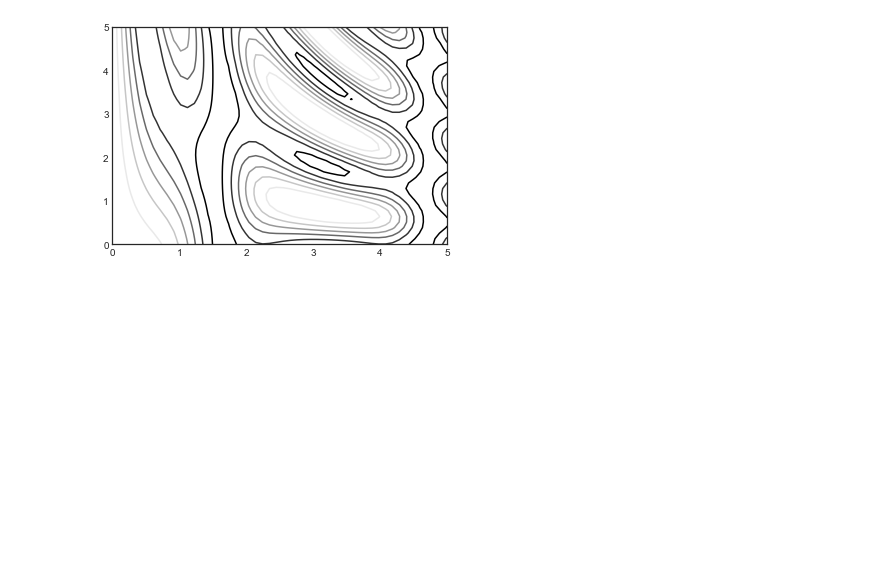
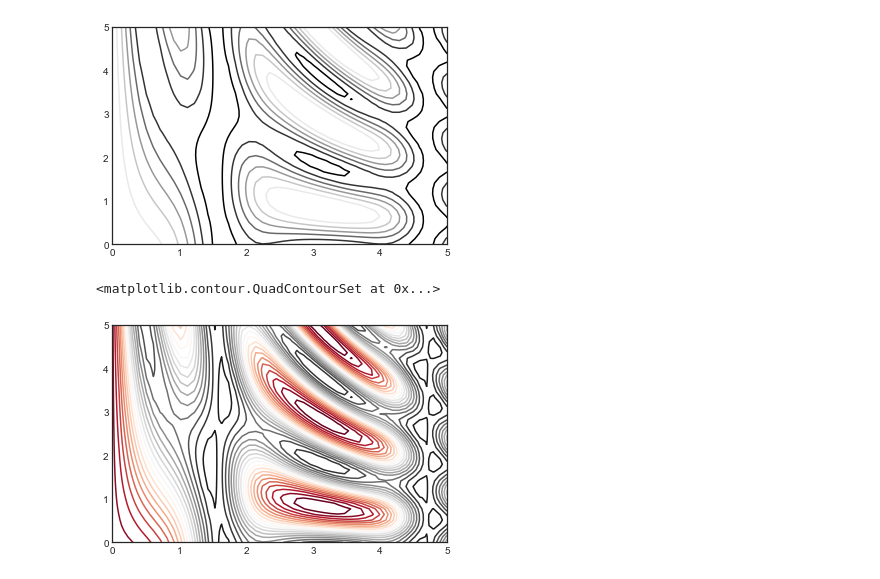
Before and after one commit to asa1525/Fking-ML, a Jupyter notebook: PyhtonDataScienceHandbook/4. Matplotlib.ipynb, the cells around one changed output. Cells and saved outputs as stored; diff of their text form; code cells hidden in the pictures; blank space fills up the shorter version.

Commit message:
Matplotlib
plt.contour
plt.contourf
plt.imshow()

```diff
--- a/PyhtonDataScienceHandbook/4. Matplotlib.ipynb
+++ b/PyhtonDataScienceHandbook/4. Matplotlib.ipynb
@@ -337,3 +337,8 @@ plt.contour(X, Y, Z, color='black')
 # %% [output]
 <matplotlib.contour.QuadContourSet at 0x...>
 [figure]
+# %%
+plt.contour(X, Y, Z, 20, cmap='RdGy')
+# %% [output]
+<matplotlib.contour.QuadContourSet at 0x...>
+[figure, added]
```
Also changed, not shown: parts of 3 cells of this notebook.
